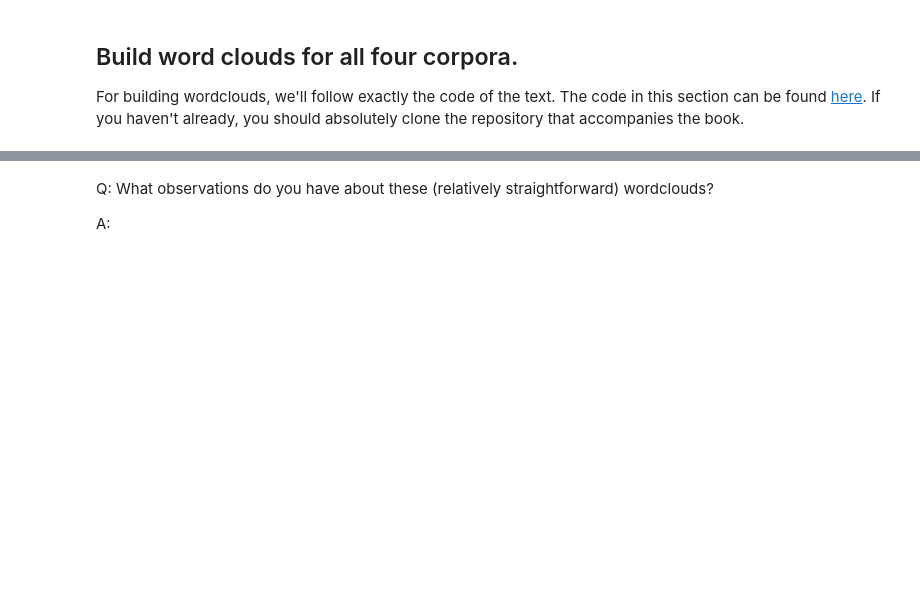
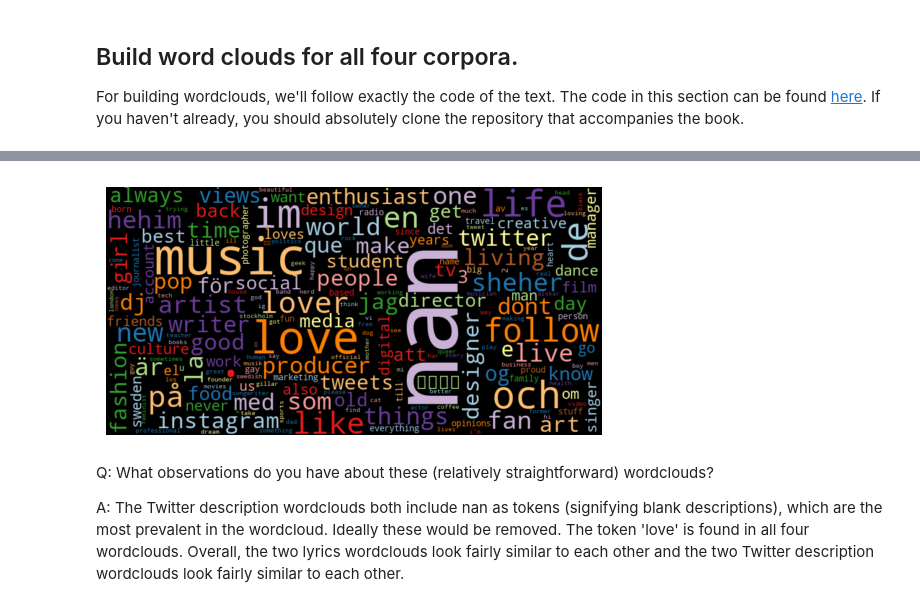
Before and after one commit to clairebentzen/text-comparison, a Jupyter notebook: Group Comparison.ipynb, the cells around one changed output, grey strips where cells are left out. Cells and saved outputs as stored; diff of their text form; code cells hidden in the pictures; blank space fills up the shorter version.

```diff
--- a/Group Comparison.ipynb
+++ b/Group Comparison.ipynb
@@ -366,4 +531,10 @@ def count_words(df, column='tokens', preprocess=None, min_freq=2):
+# %%
+# Robyn Twitter Wordcloud
+c4_df = count_words(robyn_twitter)
+wordcloud(c4_df['freq'])
+# %% [output]
+[figure, added]
 # %% [markdown]
 Q: What observations do you have about these (relatively straightforward) wordclouds?
 
-A:
+A: The Twitter description wordclouds both include nan as tokens (signifying blank descriptions), which are the most prevalent in the wordcloud. Ideally these would be removed. The token 'love' is found in all four wordclouds. Overall, the two lyrics wordclouds look fairly similar to each other and the two Twitter description wordclouds look fairly similar to each other.
```
Also changed, not shown: parts of 22 cells of this notebook.
